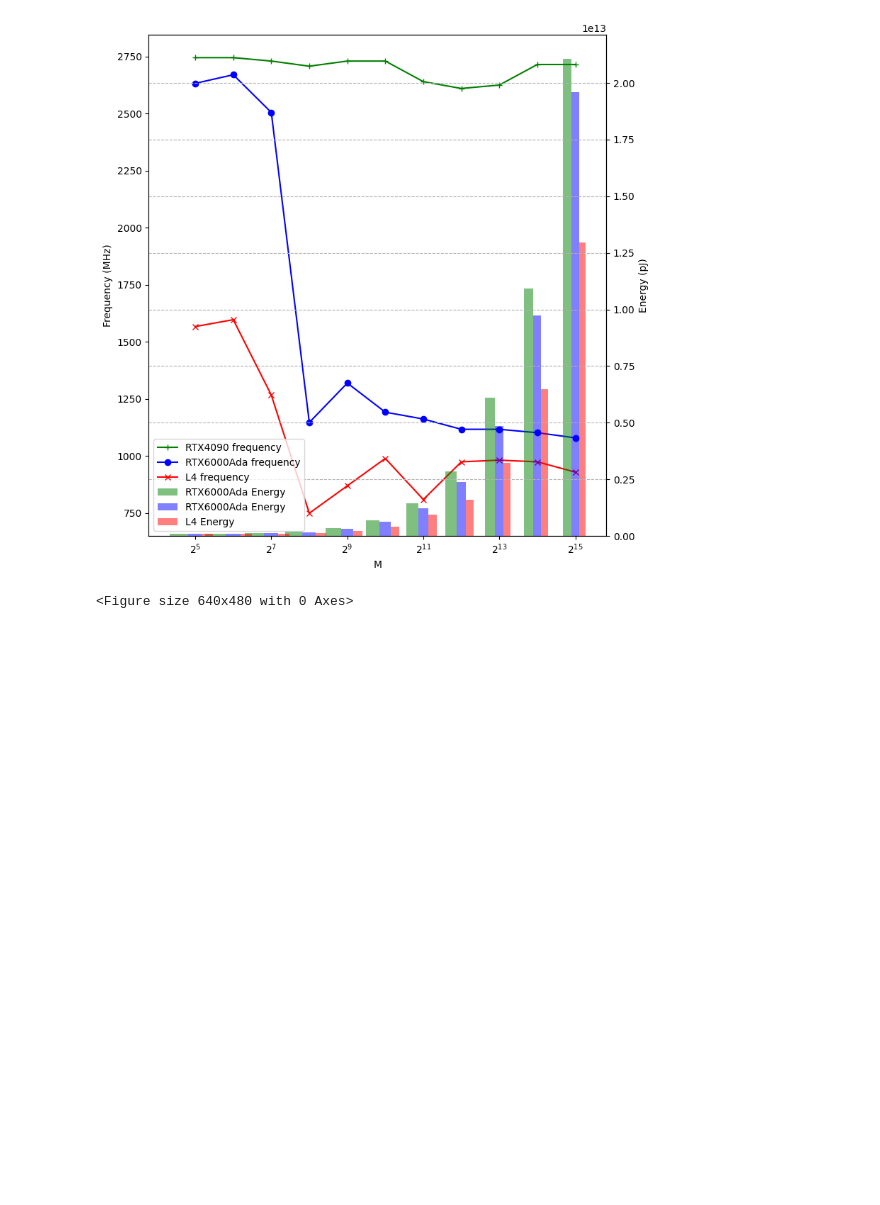
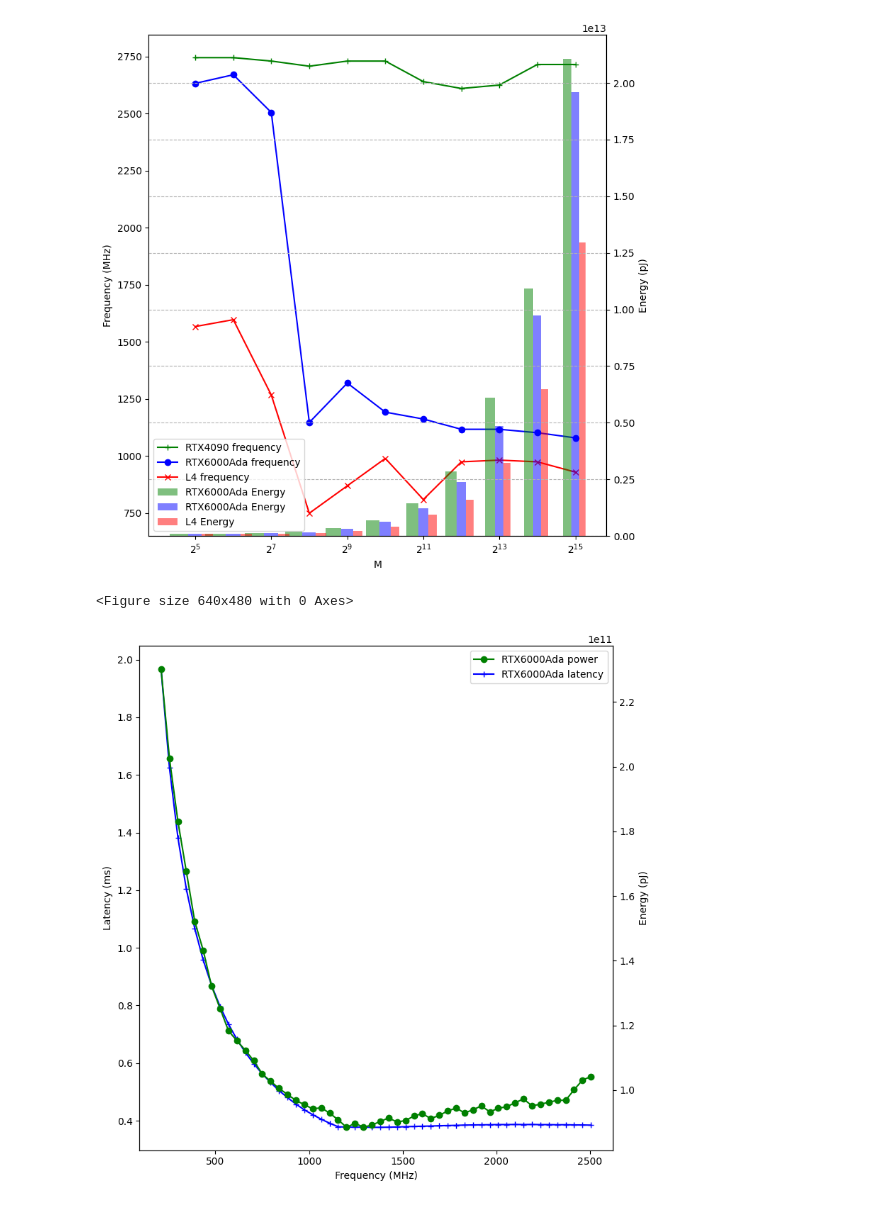
Before and after one commit to zihanpan8378/LLMCompass, a Jupyter notebook: ae/energy_experiments/plot_frequency.ipynb, the cells around one changed output. Cells and saved outputs as stored; diff of their text form; code cells hidden in the pictures; blank space fills up the shorter version.

```diff
--- a/ae/energy_experiments/plot_frequency.ipynb
+++ b/ae/energy_experiments/plot_frequency.ipynb
@@ -84,3 +85,53 @@ plt.savefig("figure5b.pdf", bbox_inches="tight", pad_inches=0.01, dpi=300)
 # %% [output]
 [figure]
 <Figure size 640x480 with 0 Axes>
+# %%
+import pandas as pd
+import matplotlib.pyplot as plt
+import seaborn as sns
+import numpy as np
+
+frequency_6000_run = pd.read_csv(
+    f"frequency_RTX6000Ada_gpu_M=64.csv", header=None, names=["M", "N", "K", "latency", "throughput", "power", "energy", "frequency", ""]
+)
+frequency_6000_run["throughput"] = (
+    frequency_6000_run["throughput"].str.extract(r"(\d+\.?\d*)").astype(float)
+)
+frequency_6000_run["latency"] = (
+    frequency_6000_run["latency"].str.extract(r"(\d+\.?\d*)").astype(float)
+)
+frequency_6000_run.set_index(["frequency"], inplace=True)
+
+
+start_freq = 210
+end_freq = 2505
+step = 45
+
+F_list = []
+latency_6000_list = []
+energy_6000_list = []
+power_6000_list = []
+for F in range(start_freq, end_freq + 1, step):
+    F_list.append(F)
+    latency_6000_list.append(frequency_6000_run.loc[(F), "latency"])
+    energy_6000_list.append(frequency_6000_run.loc[(F), "energy"])
+    power_6000_list.append(frequency_6000_run.loc[(F), "power"])
+
+fig, ax1 = plt.subplots(figsize=(8, 8))
+ax1.set_xlabel("Frequency (MHz)")
+
+ax1.plot(F_list, latency_6000_list, marker="+", label=f"RTX6000Ada latency", color='blue')
+ax1.set_ylabel('Latency (ms)')
+
+ax2 = ax1.twinx()
+ax2.plot(F_list, energy_6000_list, marker="o", label=f"RTX6000Ada power", color='green')
+ax2.set_ylabel('Energy (pJ)')
+
+ax2.plot([], [], marker="+", label=f"RTX6000Ada latency", color='blue')
+
+plt.legend(loc='upper right')
+
+plt.tight_layout()
+plt.show()
+# %% [output]
+[figure, added]
```
Also changed, not shown: parts of 2 cells of this notebook, 3 other files.
